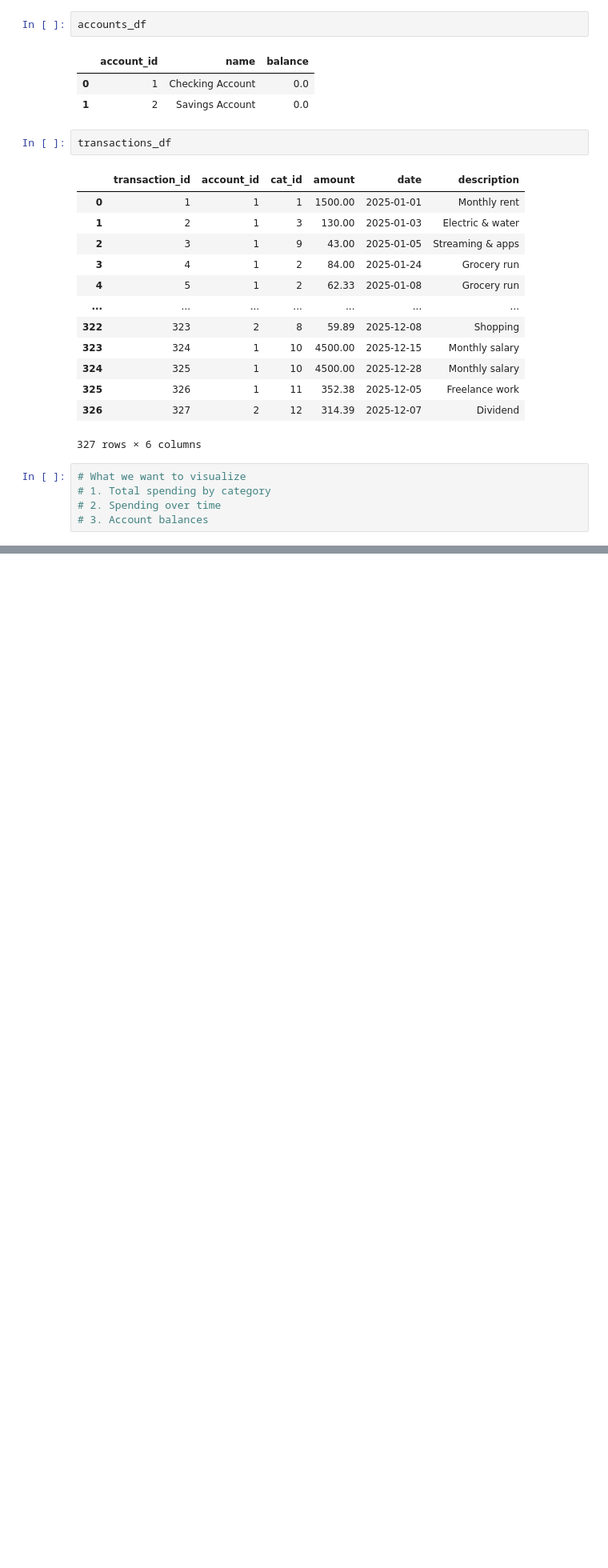
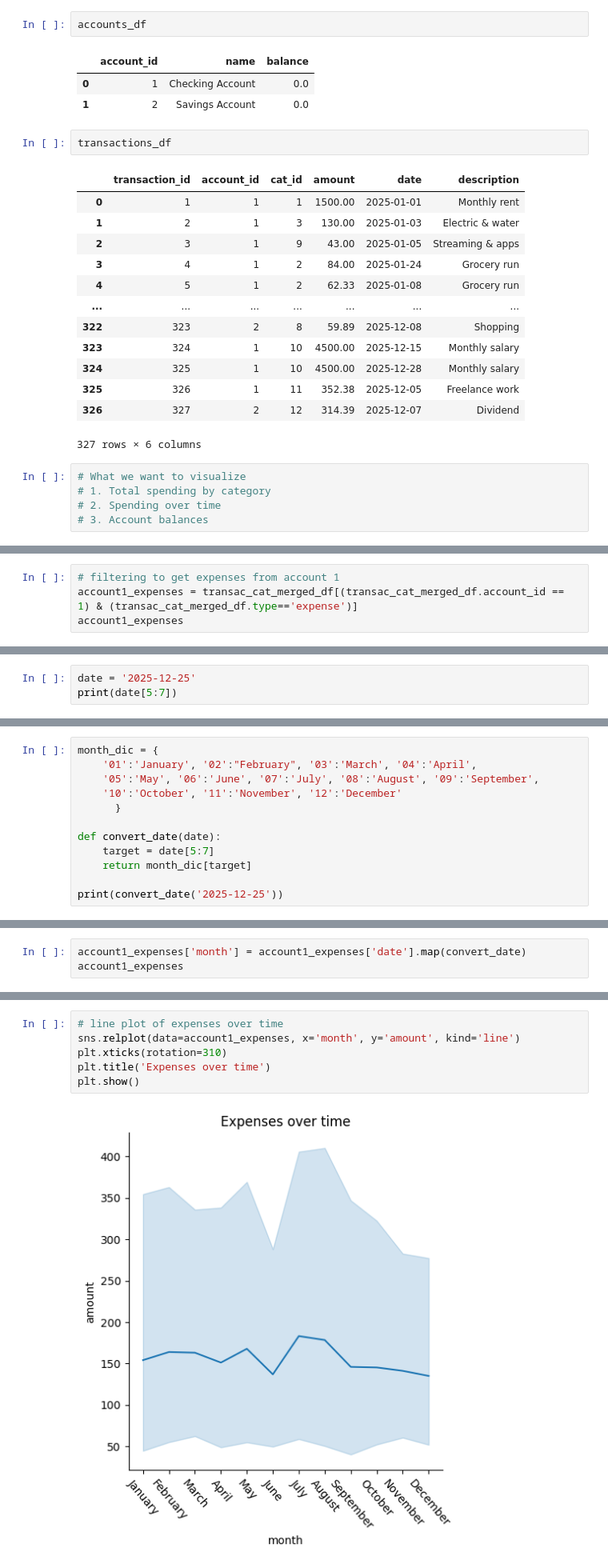
Before and after one commit to sjsu-cs122-s26/spender-menders-personal-finance-data-expense-tracker, a Jupyter notebook: notebooks/Visualization.ipynb, the cells around one changed output, grey strips where cells are left out. Shown at 80% size. Cells and saved outputs as stored; diff of their text form; blank space fills up the shorter version.

Commit message:
added plots to notebooks/Visualization.ipynb

```diff
--- a/notebooks/Visualization.ipynb
+++ b/notebooks/Visualization.ipynb
@@ -54,0 +74,4 @@ transactions_df
+# %%
+# filtering to get expenses from account 1
+account1_expenses = transac_cat_merged_df[(transac_cat_merged_df.account_id == 1) & (transac_cat_merged_df.type=='expense')]
+account1_expenses
@@ -54,0 +92,3 @@ transactions_df
+# %%
+date = '2025-12-25'
+print(date[5:7])
@@ -54,0 +97,12 @@ transactions_df
+# %%
+month_dic = {
+    '01':'January', '02':"February", '03':'March', '04':'April',
+    '05':'May', '06':'June', '07':'July', '08':'August', '09':'September',
+    '10':'October', '11':'November', '12':'December'
+      }
+
+def convert_date(date):
+    target = date[5:7]
+    return month_dic[target]
+
+print(convert_date('2025-12-25'))
@@ -54,0 +111,3 @@ transactions_df
+# %%
+account1_expenses['month'] = account1_expenses['date'].map(convert_date)
+account1_expenses
@@ -54,0 +130,8 @@ transactions_df
+# %%
+# line plot of expenses over time
+sns.relplot(data=account1_expenses, x='month', y='amount', kind='line')
+plt.xticks(rotation=310)
+plt.title('Expenses over time')
+plt.show()
+# %% [output]
+[figure, added]
```
Also changed, not shown: parts of 19 cells of this notebook.
